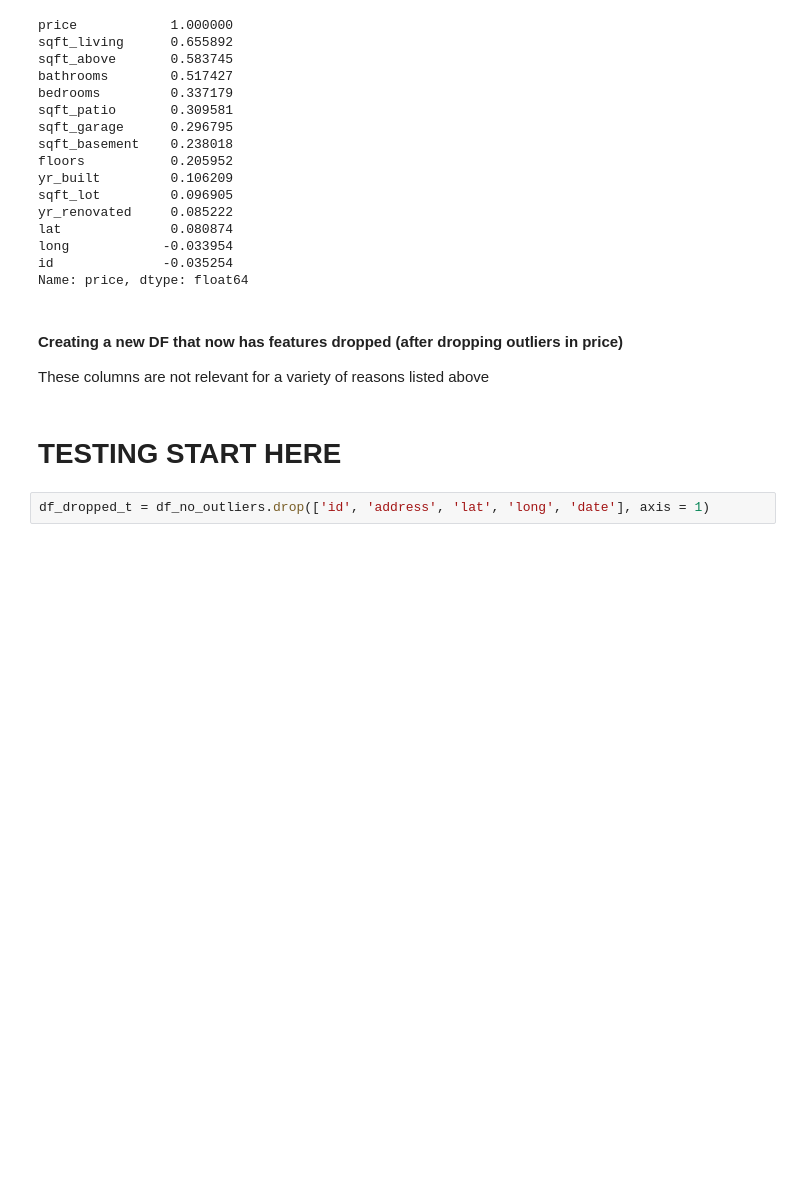
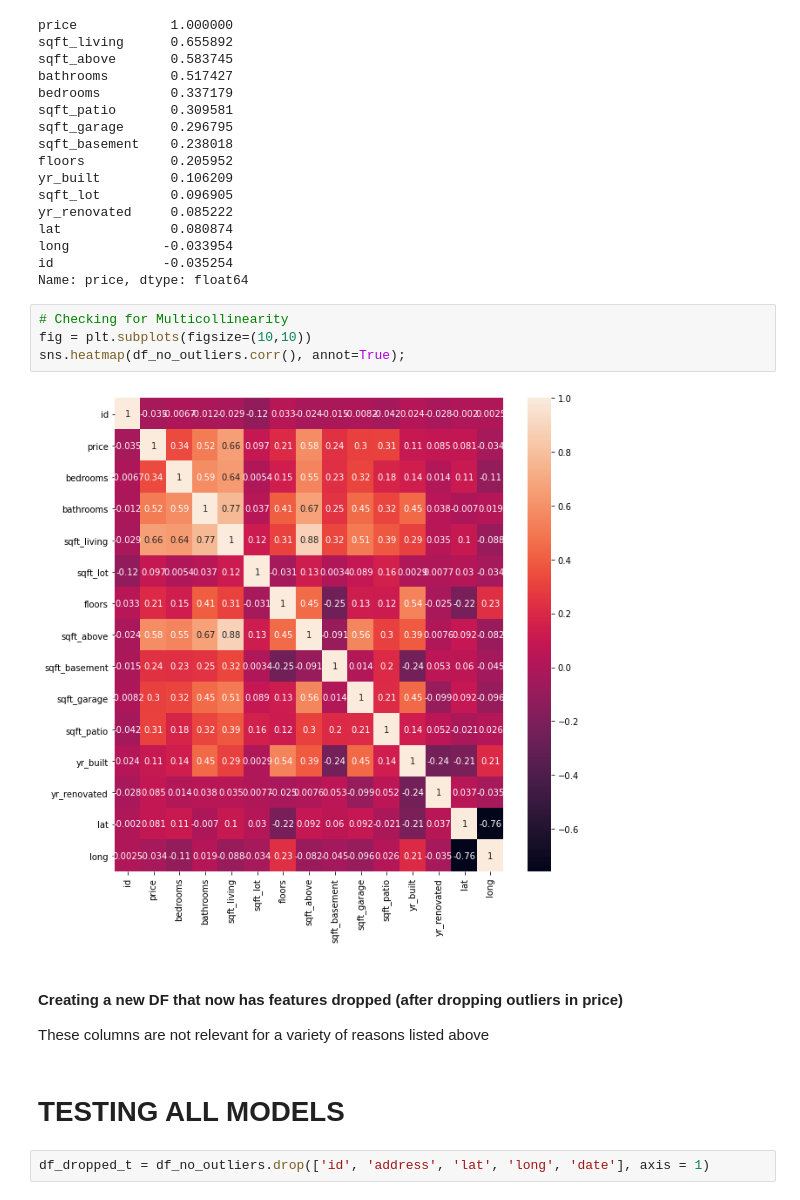
Before and after one commit to mduncan23/King-County-Real-Estate-Analysis, a Jupyter notebook: Jasmine Project Workbook-Copy1.ipynb, the cells around one changed output. Drawn from its saved outputs; the diff is of its cells as text; blank space fills up the shorter version.

```diff
--- a/Jasmine Project Workbook-Copy1.ipynb
+++ b/Jasmine Project Workbook-Copy1.ipynb
@@ -150,11 +154,17 @@ lat              0.080874
 long            -0.033954
 id              -0.035254
 Name: price, dtype: float64
+# %%
+# Checking for Multicollinearity
+fig = plt.subplots(figsize=(10,10))
+sns.heatmap(df_no_outliers.corr(), annot=True);
+# %% [output]
+[figure, added]
 # %% [markdown]
 #### Creating a new DF that now has features dropped (after dropping outliers in price)
 These columns are not relevant for a variety of reasons listed above
 # %% [markdown]
-# TESTING START HERE
+# TESTING ALL MODELS
 # %%
 df_dropped_t = df_no_outliers.drop(['id', 'address', 'lat', 'long', 'date'], axis = 1)
 # %%
```
Also changed, not shown: parts of 14 cells of this notebook.
